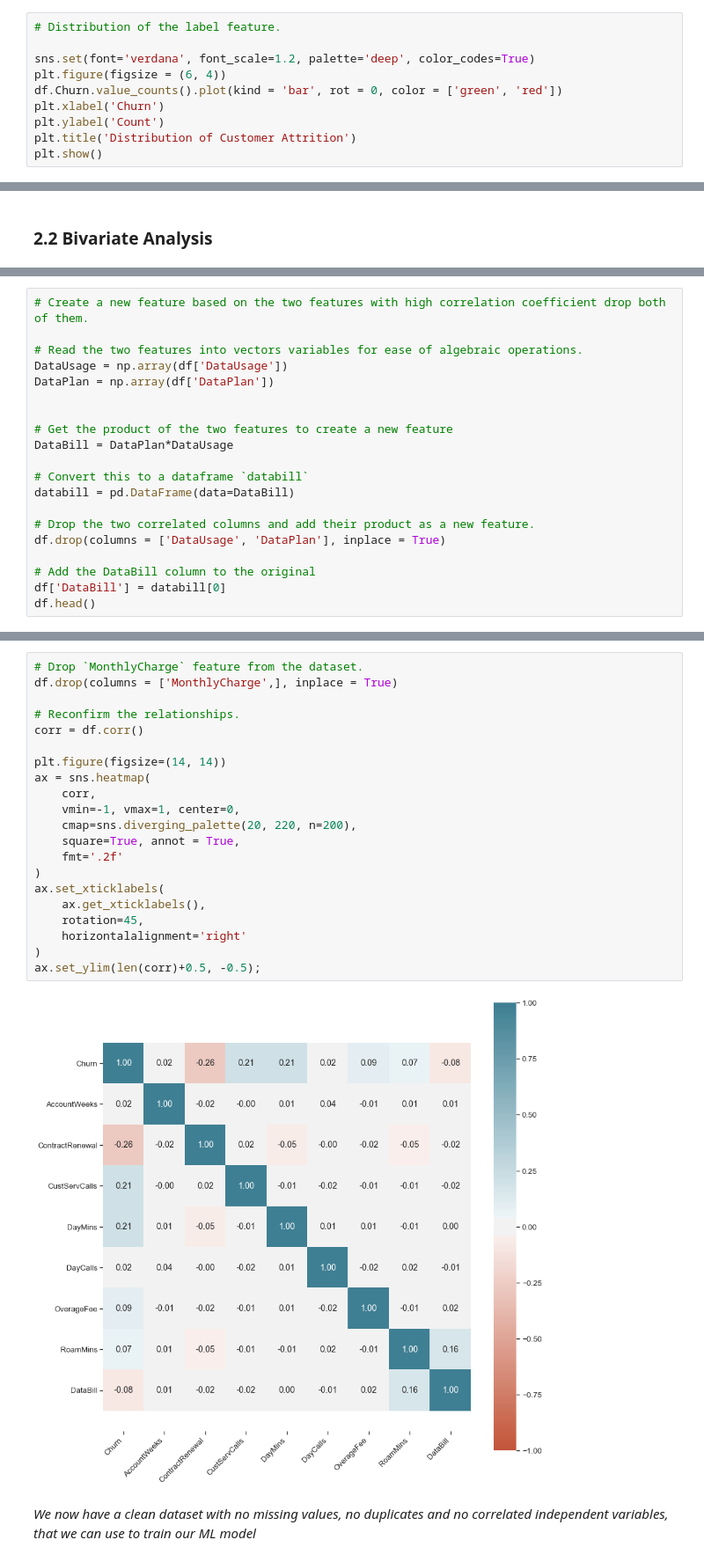
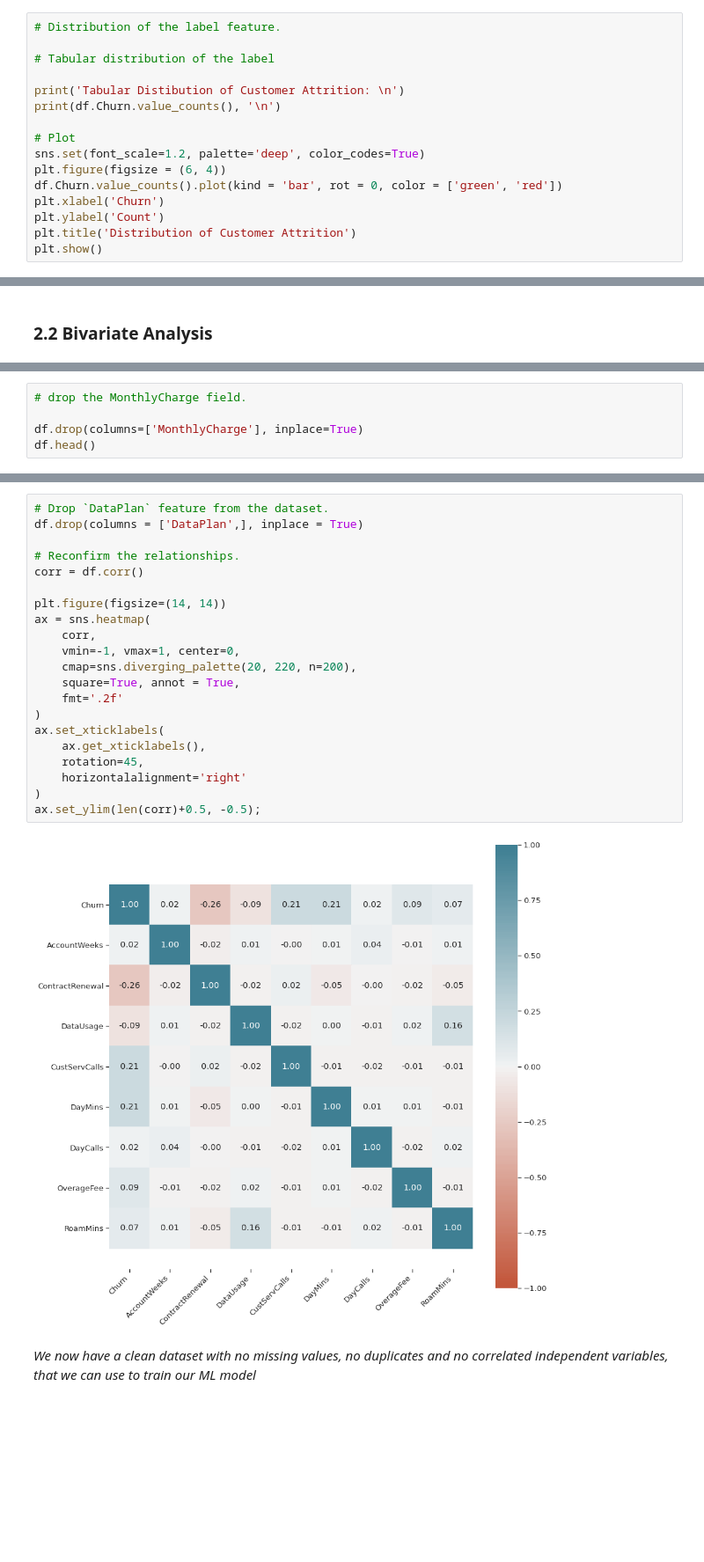
Before and after one commit to KutayAkalin/ML_Course_9-11-20, a Jupyter notebook: Project/09-11-2020 ML Course Nigeria Project Michael_Kiiru.ipynb, the cells around one changed output, grey strips where cells are left out. Shown: that part at 88% size. Drawn from its saved outputs; the diff is of its cells as text; blank space fills up the shorter version.

```diff
--- a/Project/09-11-2020 ML Course Nigeria Project Michael_Kiiru.ipynb
+++ b/Project/09-11-2020 ML Course Nigeria Project Michael_Kiiru.ipynb
@@ -150,7 +157,13 @@ df.describe()
 # %%
 # Distribution of the label feature.
 
-sns.set(font='verdana', font_scale=1.2, palette='deep', color_codes=True)
+# Tabular distribution of the label
+
+print('Tabular Distibution of Customer Attrition: \n')
+print(df.Churn.value_counts(), '\n')
+
+# Plot
+sns.set(font_scale=1.2, palette='deep', color_codes=True)
 plt.figure(figsize = (6, 4))
 df.Churn.value_counts().plot(kind = 'bar', rot = 0, color = ['green', 'red'])
 plt.xlabel('Churn')
@@ -227,20 +260,0 @@ plt.ylabel('Data Usage');
-# %%
-# Create a new feature based on the two features with high correlation coefficient drop both of them.
-
-# Read the two features into vectors variables for ease of algebraic operations.
-DataUsage = np.array(df['DataUsage'])
-DataPlan = np.array(df['DataPlan'])
-
-
-# Get the product of the two features to create a new feature
-DataBill = DataPlan*DataUsage
-
-# Convert this to a dataframe `databill`
-databill = pd.DataFrame(data=DataBill)
-
-# Drop the two correlated columns and add their product as a new feature.
-df.drop(columns = ['DataUsage', 'DataPlan'], inplace = True)
-
-# Add the DataBill column to the original
-df['DataBill'] = databill[0]
-df.head()
@@ -253,0 +263,5 @@ df.head()
+# %%
+# drop the MonthlyCharge field.
+
+df.drop(columns=['MonthlyCharge'], inplace=True)
+df.head()
@@ -277,25 +300,25 @@ ax.set_ylim(len(corr)+0.5, -0.5);
 # %%
-# Drop `MonthlyCharge` feature from the dataset.
-df.drop(columns = ['MonthlyCharge',], inplace = True)
+# Drop `DataPlan` feature from the dataset.
+df.drop(columns = ['DataPlan',], inplace = True)
 
 # Reconfirm the relationships.
 corr = df.corr()
 
 plt.figure(figsize=(14, 14))
 ax = sns.heatmap(
     corr,
     vmin=-1, vmax=1, center=0,
     cmap=sns.diverging_palette(20, 220, n=200),
     square=True, annot = True,
     fmt='.2f'
 )
 ax.set_xticklabels(
     ax.get_xticklabels(),
     rotation=45,
     horizontalalignment='right'
 )
 ax.set_ylim(len(corr)+0.5, -0.5);
 # %% [output]
-[figure, old version]
+[figure, new version]
 # %% [markdown]
 <em>We now have a clean dataset with no missing values, no duplicates and no correlated independent variables, that we can use to train our ML model</em>
```
Also changed, not shown: parts of 100 cells of this notebook.
